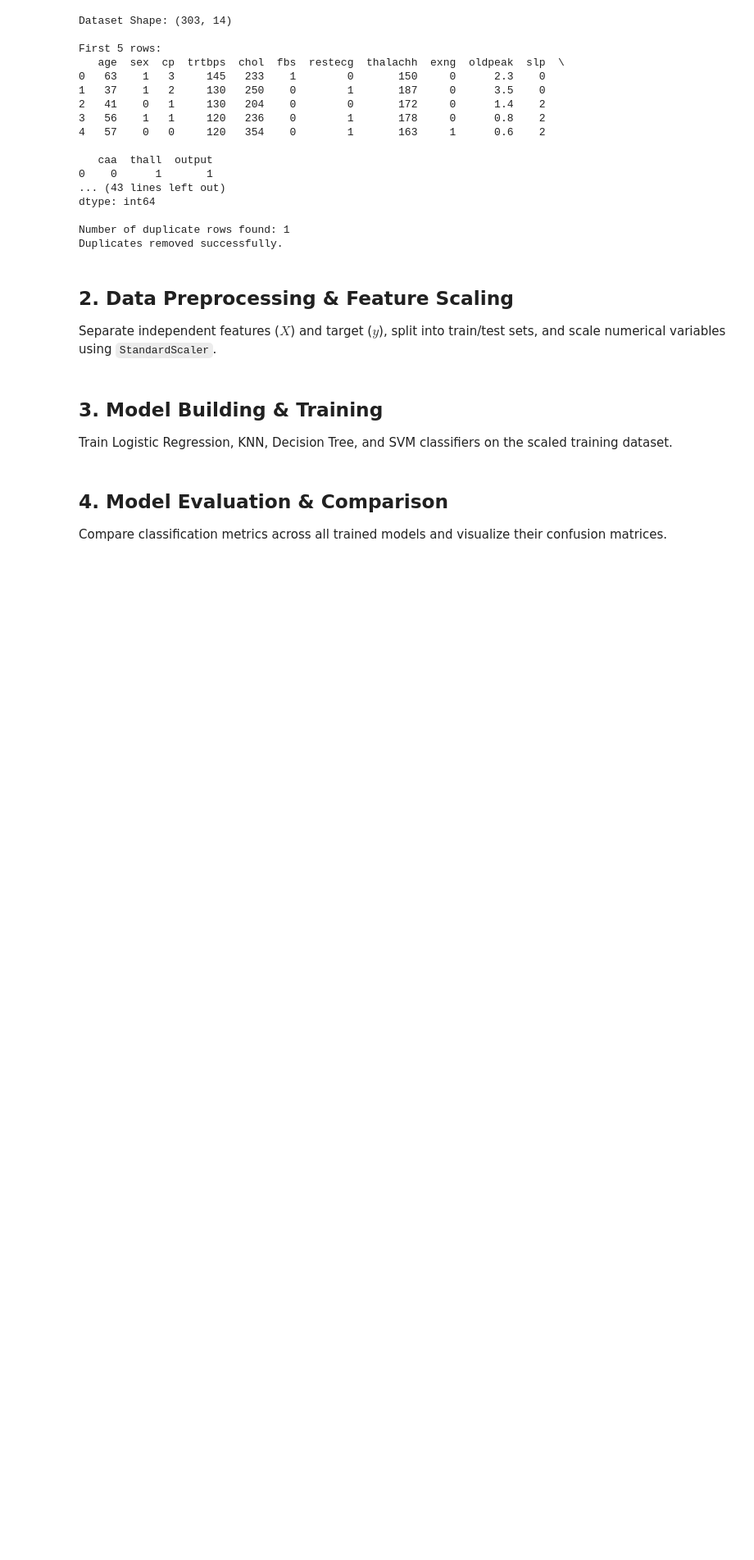
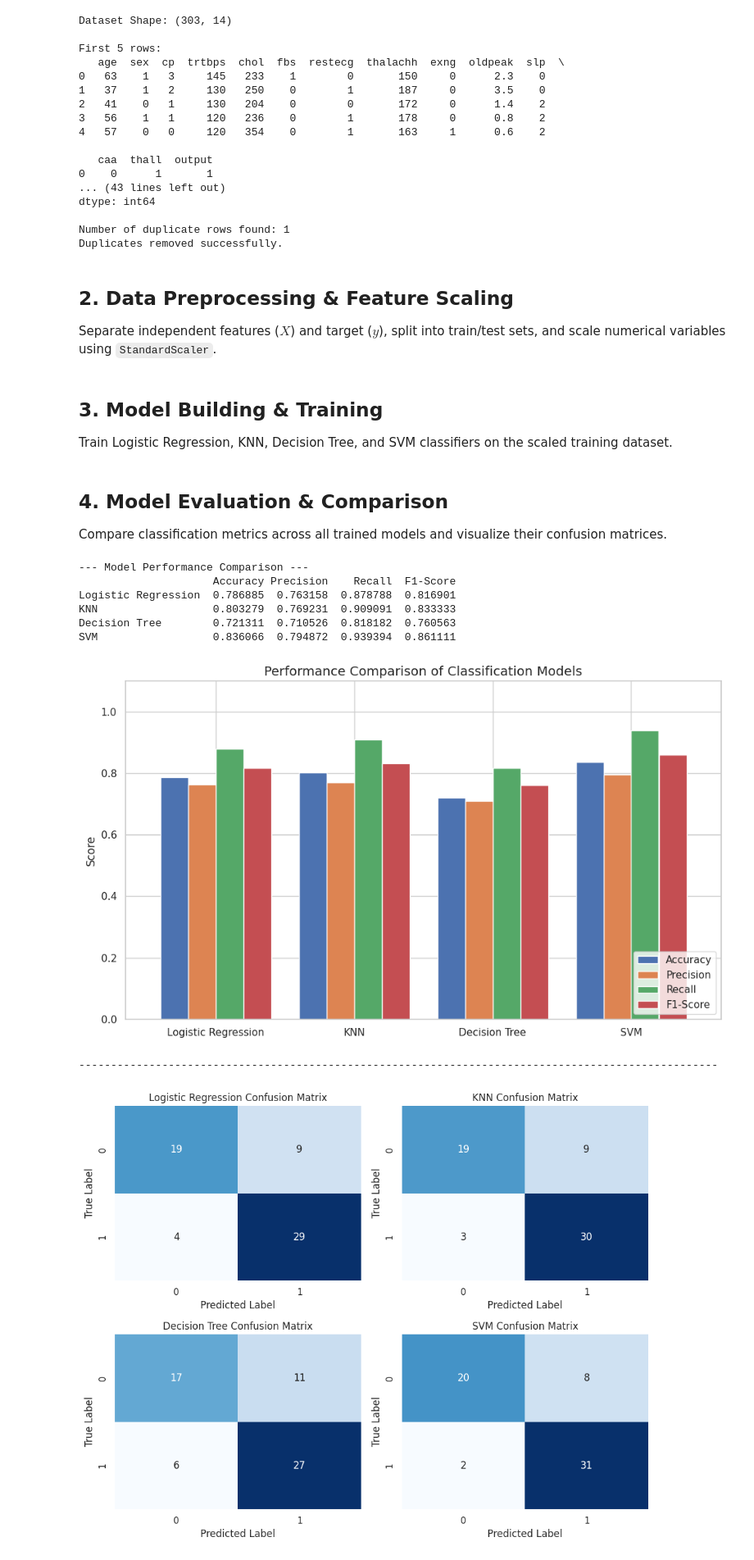
Before and after one commit to itstonywhite/Heart-Attack-Risk-Prediction, a Jupyter notebook: Heart Attack Risk Prediction.ipynb, the cells around one changed output. Shown at 82% size. Saved outputs shown, nothing was run; the diff lists cells and outputs as text; code cells hidden in the pictures; blank space fills up the shorter version.

Commit message:
Model Evaluation & Comparison

```diff
--- a/Heart Attack Risk Prediction.ipynb
+++ b/Heart Attack Risk Prediction.ipynb
@@ -133,3 +133,43 @@ for name, model in models.items():
 # %% [markdown]
 ## 4. Model Evaluation & Comparison
 Compare classification metrics across all trained models and visualize their confusion matrices.
+# %%
+# Convert evaluation metrics into a readable DataFrame
+results_df = pd.DataFrame(results).T.drop(columns=['Confusion Matrix', 'Model Object'])
+print("--- Model Performance Comparison ---")
+print(results_df.round(4))
+
+# Plot evaluation metrics bar chart
+ax = results_df.plot(kind='bar', figsize=(10, 6), width=0.8)
+plt.title('Performance Comparison of Classification Models', fontsize=14)
+plt.ylabel('Score', fontsize=12)
+plt.ylim(0, 1.1)
+plt.xticks(rotation=0)
+plt.legend(loc='lower right')
+plt.tight_layout()
+plt.show()
+
+print("-"*100)
+
+# Plot Confusion Matrices for all models
+fig, axes = plt.subplots(2, 2, figsize=(10, 8))
+axes = axes.flatten()
+
+for idx, (name, metrics) in enumerate(results.items()):
+    sns.heatmap(metrics['Confusion Matrix'], annot=True, fmt='d', cmap='Blues', ax=axes[idx], cbar=False)
+    axes[idx].set_title(f'{name} Confusion Matrix')
+    axes[idx].set_xlabel('Predicted Label')
+    axes[idx].set_ylabel('True Label')
+
+plt.tight_layout()
+plt.show()
+# %% [output]
+--- Model Performance Comparison ---
+                     Accuracy Precision    Recall  F1-Score
+Logistic Regression  0.786885  0.763158  0.878788  0.816901
+KNN                  0.803279  0.769231  0.909091  0.833333
+Decision Tree        0.721311  0.710526  0.818182  0.760563
+SVM                  0.836066  0.794872  0.939394  0.861111
+[figure, added]
+----------------------------------------------------------------------------------------------------
+[figure, added]
```
